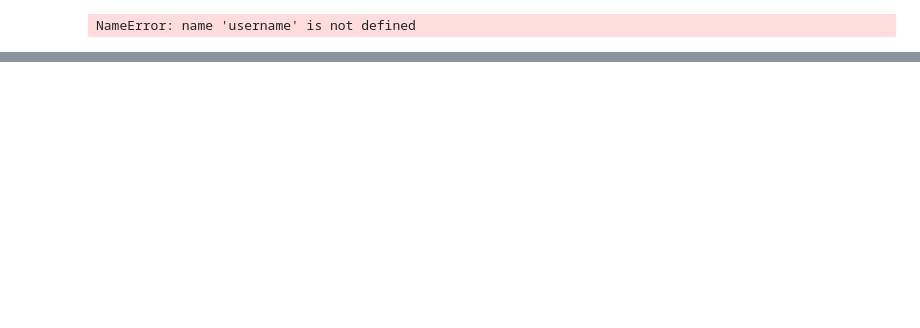
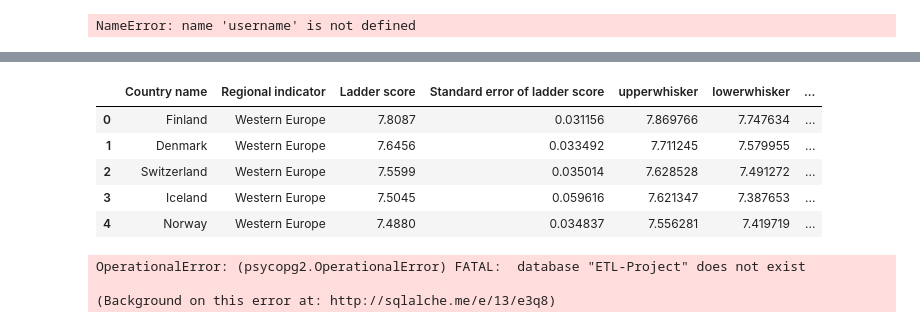
Before and after one commit to VanWagonerLauren/ETL-Project, a Jupyter notebook: ETL.ipynb, the cells around one changed output, grey strips where cells are left out. Drawn from its saved outputs; the diff is of its cells as text; code cells hidden in the pictures; blank space fills up the shorter version.

```diff
--- a/ETL.ipynb
+++ b/ETL.ipynb
@@ -11,2 +12,6 @@ connection = engine.connect()
 # %% [output]
 NameError: name 'username' is not defined
+# %%
+csv_2020 = "./Resources/2020Data.csv"
+data_2020_df = pd.read_csv(csv_2020)
+data_2020_df.head()
@@ -12,0 +25,11 @@ NameError: name 'username' is not defined
+# %%
+csv_2021 = "./Resources/2021Data.csv"
+data_2021_df = pd.read_csv(csv_2020)
+data_2021_df.head()
+# %% [output]
+|  | Country name | Regional indicator | Ladder score | Standard error of ladder score | upperwhisker | lowerwhisker | ... |
+| 0 | Finland | Western Europe | 7.8087 | 0.031156 | 7.869766 | 7.747634 | ... |
+| 1 | Denmark | Western Europe | 7.6456 | 0.033492 | 7.711245 | 7.579955 | ... |
+| 2 | Switzerland | Western Europe | 7.5599 | 0.035014 | 7.628528 | 7.491272 | ... |
+| 3 | Iceland | Western Europe | 7.5045 | 0.059616 | 7.621347 | 7.387653 | ... |
+| 4 | Norway | Western Europe | 7.4880 | 0.034837 | 7.556281 | 7.419719 | ... |
@@ -12,0 +39,6 @@ NameError: name 'username' is not defined
+# %%
+engine.table_names()
+# %% [output]
+OperationalError: (psycopg2.OperationalError) FATAL:  database "ETL-Project" does not exist
+
+(Background on this error at: http://sqlalche.me/e/13/e3q8)
```
Also changed, not shown: parts of 4 cells of this notebook.
